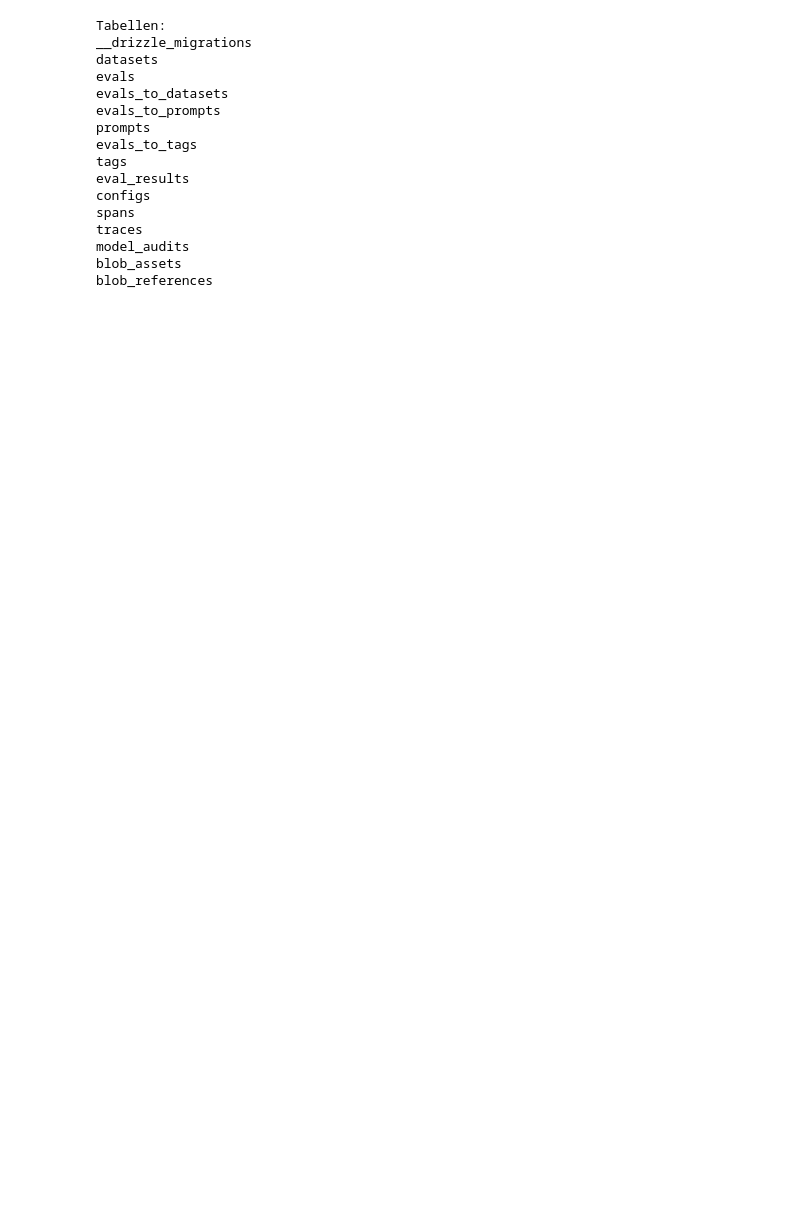
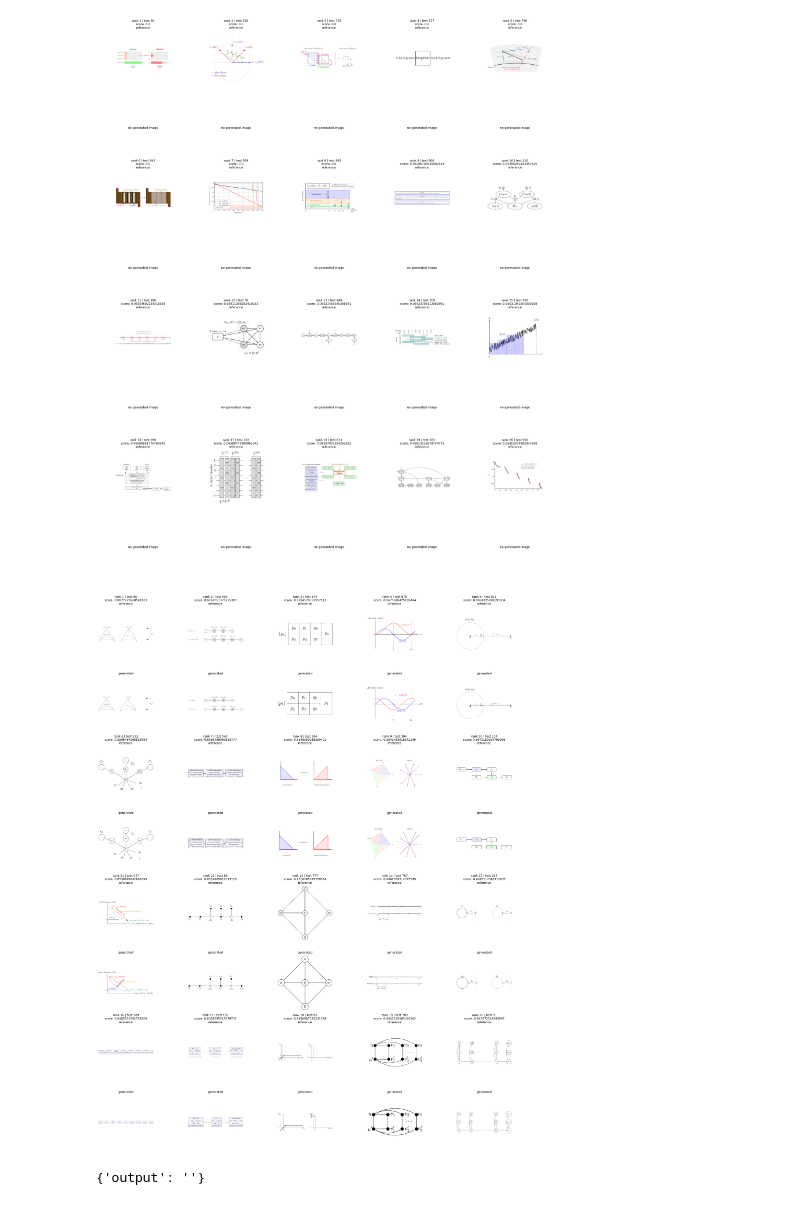
Before and after one commit to Jonathan4974/TikzCodeGenerator, a Jupyter notebook: evaluation/analyze/analyze.ipynb, the cells around one changed output. Saved outputs shown, nothing was run; the diff lists cells and outputs as text; code cells hidden in the pictures; blank space fills up the shorter version.

```diff
--- a/evaluation/analyze/analyze.ipynb
+++ b/evaluation/analyze/analyze.ipynb
@@ -1,38 +1,3 @@
-# %%
-import sqlite3
-
-base_path = "/home/jonas/PycharmProjects/tikzcodegenerator/evaluation/results"
-model="detikzify_2_5_8b"
-
-conn = sqlite3.connect(f"{base_path}/{model}/promptfoo-db/promptfoo.db")
-cursor = conn.cursor()
-
-# Tabellen anzeigen
-cursor.execute("SELECT name FROM sqlite_master WHERE type='table';")
-tables = cursor.fetchall()
-
-print("Tabellen:")
-for table in tables:
-    print(table[0])
-
-conn.close()
-# %% [output]
-Tabellen:
-__drizzle_migrations
-datasets
-evals
-evals_to_datasets
-evals_to_prompts
-prompts
-evals_to_tags
-tags
-eval_results
-configs
-spans
-traces
-model_audits
-blob_assets
-blob_references
 # %%
 import json
 import sqlite3
@@ -179,0 +86,17 @@ plot_length_metrics(df_long)
+# %%
+base_path = "/home/jonas/SynologyDrive/Uni-MA/2026_SoSe/Praktikum/results"
+
+df = load_models(base_path)
+df_long = to_long(df)
+
+length_metrics = {"output_length", "reference_length"}
+
+plot_metrics(
+    df_long[~df_long["metric"].isin(length_metrics)],
+    title="Promptfoo Score Metrics by Model",
+)
+
+plot_metrics(
+    df_long[df_long["metric"].isin(length_metrics)],
+    title="Promptfoo Length Metrics by Model",
+)
@@ -179,0 +233,27 @@ plot_length_metrics(df_long)
+# %%
+base_path = "/home/jonas/SynologyDrive/Uni-MA/2026_SoSe/Praktikum/results"
+image_base_path = "/home/jonas/Datasets/TikZ/benchmark_data/images"
+model = "geotikz-instruct"   #   geotikz-instruct   detikzify_2_5_8b
+
+worst, worst_img_df = show_samples(
+    base_path=base_path,
+    image_base_path=image_base_path,
+    model=model,
+    n=20,
+    best=False,
+)
+
+best, best_img_df = show_samples(
+    base_path=base_path,
+    image_base_path=image_base_path,
+    model=model,
+    n=20,
+    best=True,
+)
+# %% [output]
+[figure, added]
+[figure, added]
+# %%
+worst["response"][1]["output"]
+# %% [output]
+{'output': ''}
```
Also changed, not shown: parts of 4 cells of this notebook, 13 other files.
